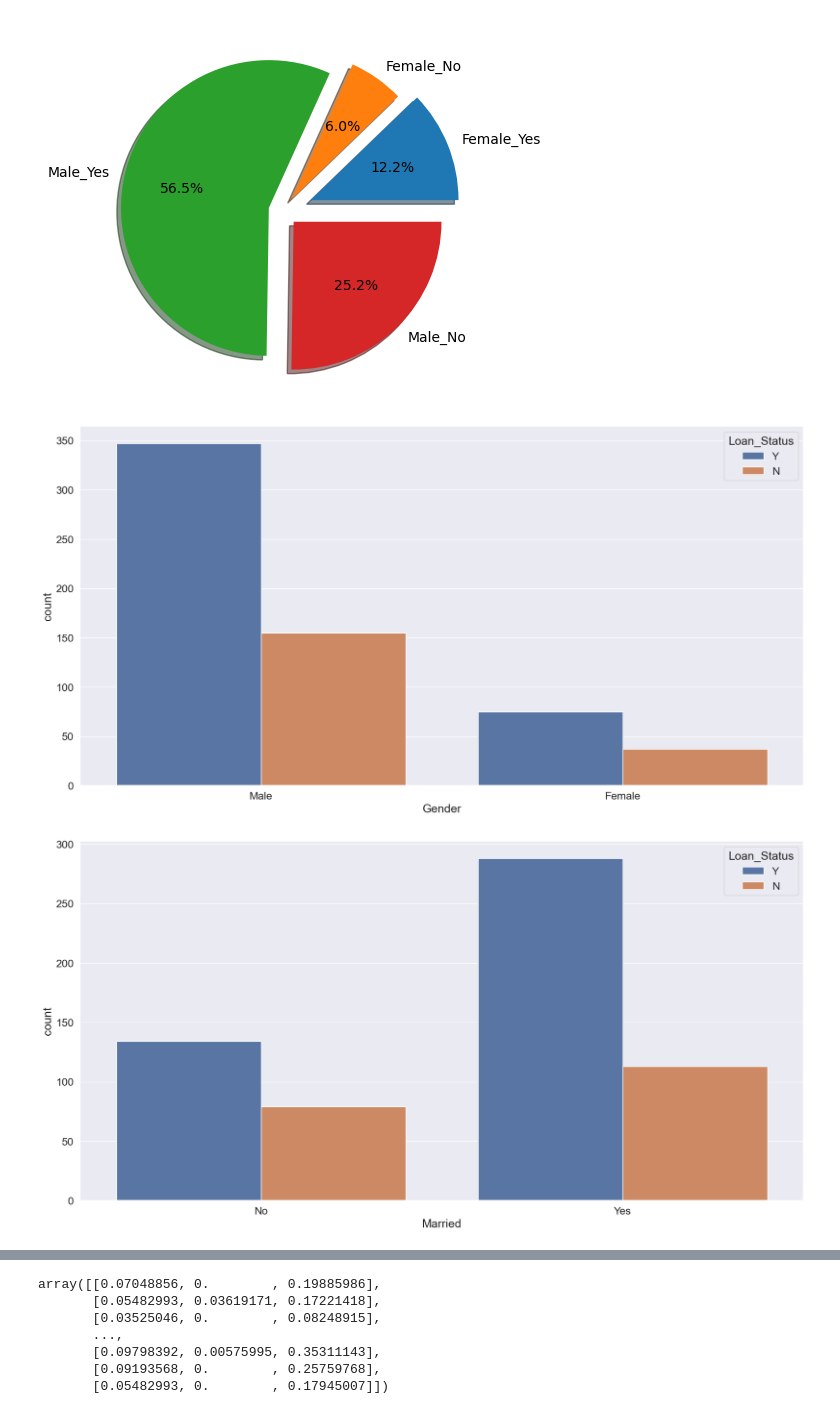
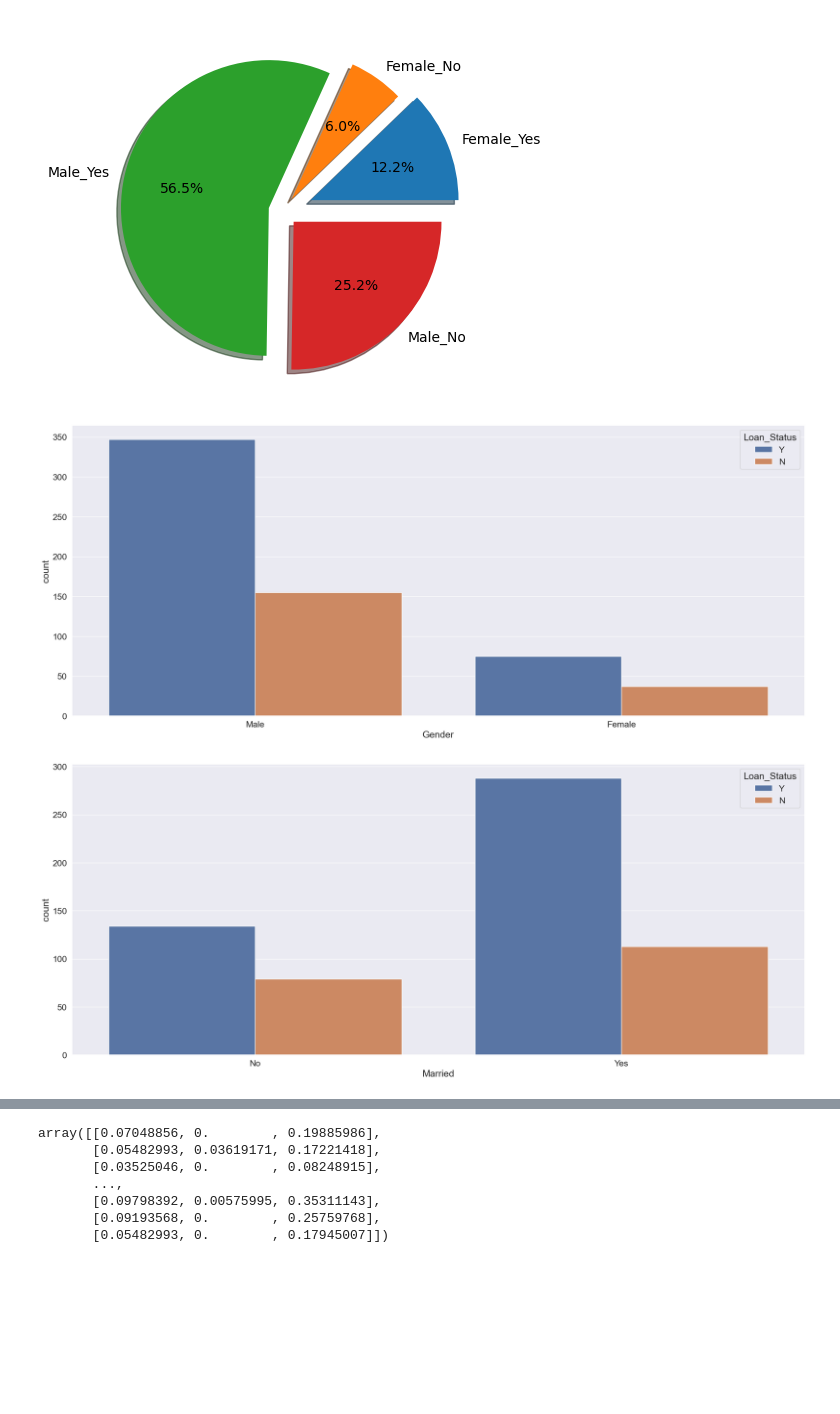
Before and after one commit to Deepanshu3108/PythonProject, a Jupyter notebook: loan_prediction.ipynb, the cells around one changed output, grey strips where cells are left out. Cells and saved outputs as stored; diff of their text form; code cells hidden in the pictures; blank space fills up the shorter version.

```diff
--- a/loan_prediction.ipynb
+++ b/loan_prediction.ipynb
@@ -192,11 +180,10 @@ plt.show()
 [figure]
 # %%
 for i in catcol[:-1]:
-    plt.figure(figsize=(20,10))
+    plt.figure(figsize=(25,10))
     sns.set(font_scale=1.5)
-    plt.subplot()
     sns.countplot(data=df, x=i,hue="Loan_Status")
     plt.show()
 # %% [output]
-[figure, old version]
+[figure, new version]
-[figure, old version]
+[figure, new version]
```
Also changed, not shown: parts of 26 cells of this notebook, 1 other file.
